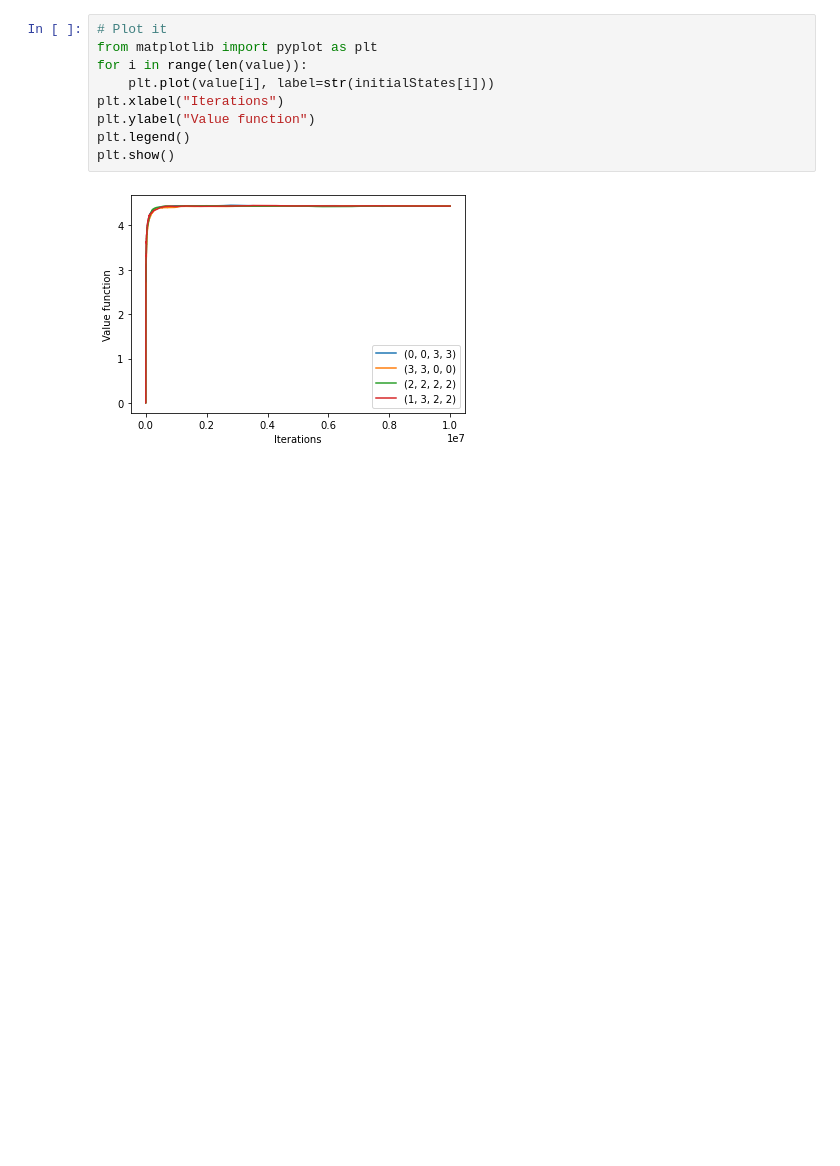
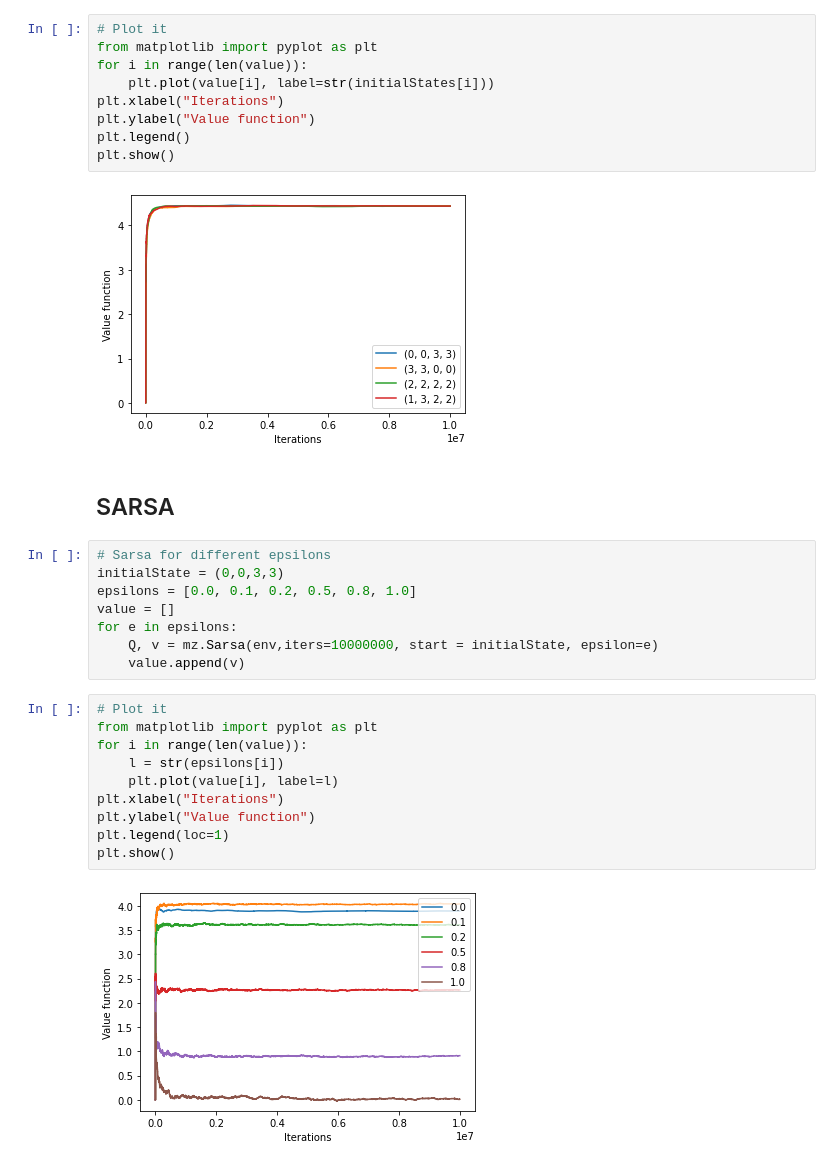
Before and after one commit to Jonrunar95/EL2805, a Jupyter notebook: Lab1/lab1.ipynb, the cells around one changed output. Saved outputs shown, nothing was run; the diff lists cells and outputs as text; blank space fills up the shorter version.

Commit message:
SARSA added for problem 3

```diff
--- a/Lab1/lab1.ipynb
+++ b/Lab1/lab1.ipynb
@@ -274,3 +276,25 @@ plt.legend()
 plt.show()
 # %% [output]
 [figure]
+# %% [markdown]
+## SARSA
+# %%
+# Sarsa for different epsilons
+initialState = (0,0,3,3)
+epsilons = [0.0, 0.1, 0.2, 0.5, 0.8, 1.0]
+value = []
+for e in epsilons:
+    Q, v = mz.Sarsa(env,iters=10000000, start = initialState, epsilon=e)
+    value.append(v)
+# %%
+# Plot it
+from matplotlib import pyplot as plt
+for i in range(len(value)):
+    l = str(epsilons[i])
+    plt.plot(value[i], label=l)
+plt.xlabel("Iterations")
+plt.ylabel("Value function")
+plt.legend(loc=1)
+plt.show()
+# %% [output]
+[figure, added]
```
Also changed, not shown: parts of 1 cell of this notebook, 3 other files.
